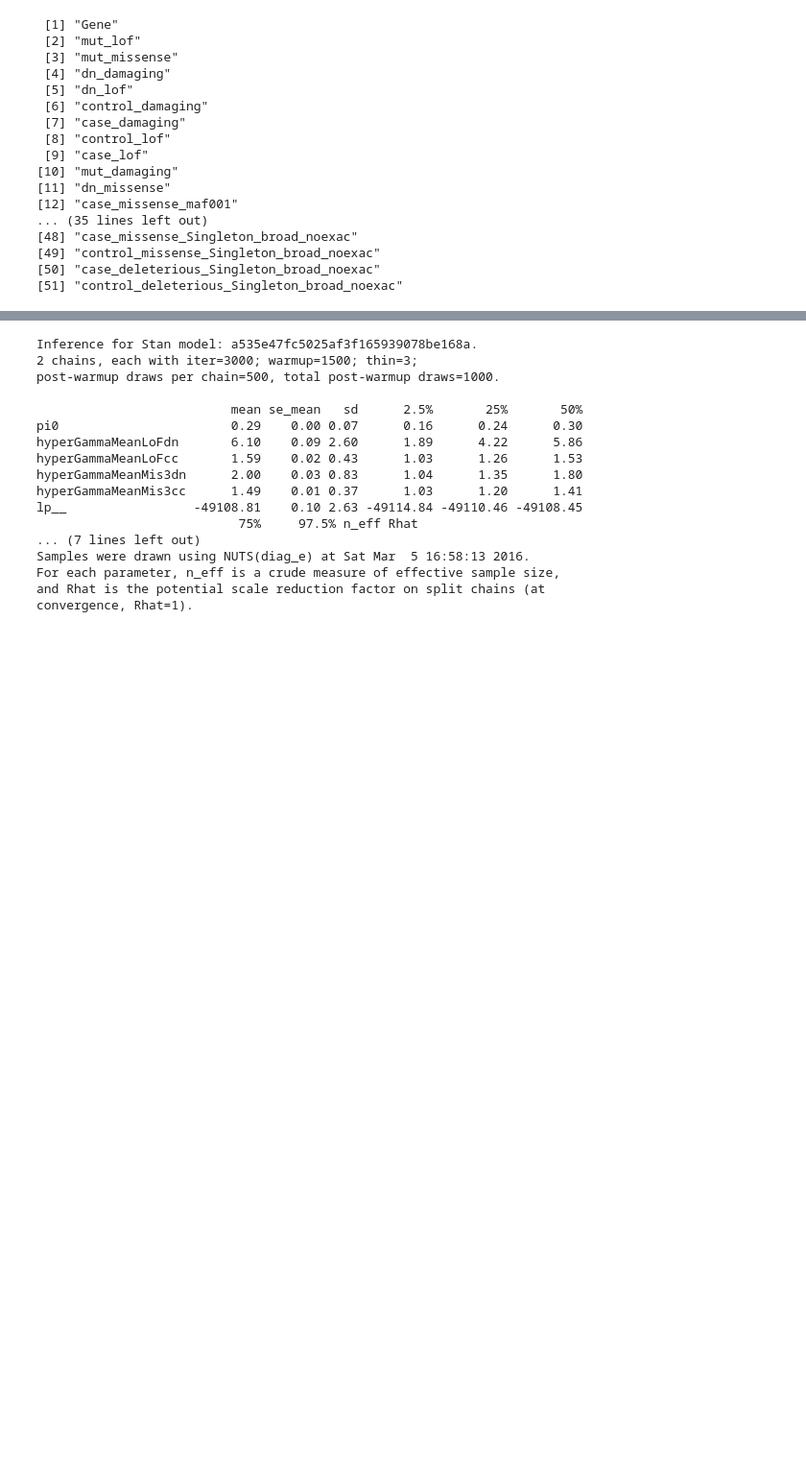
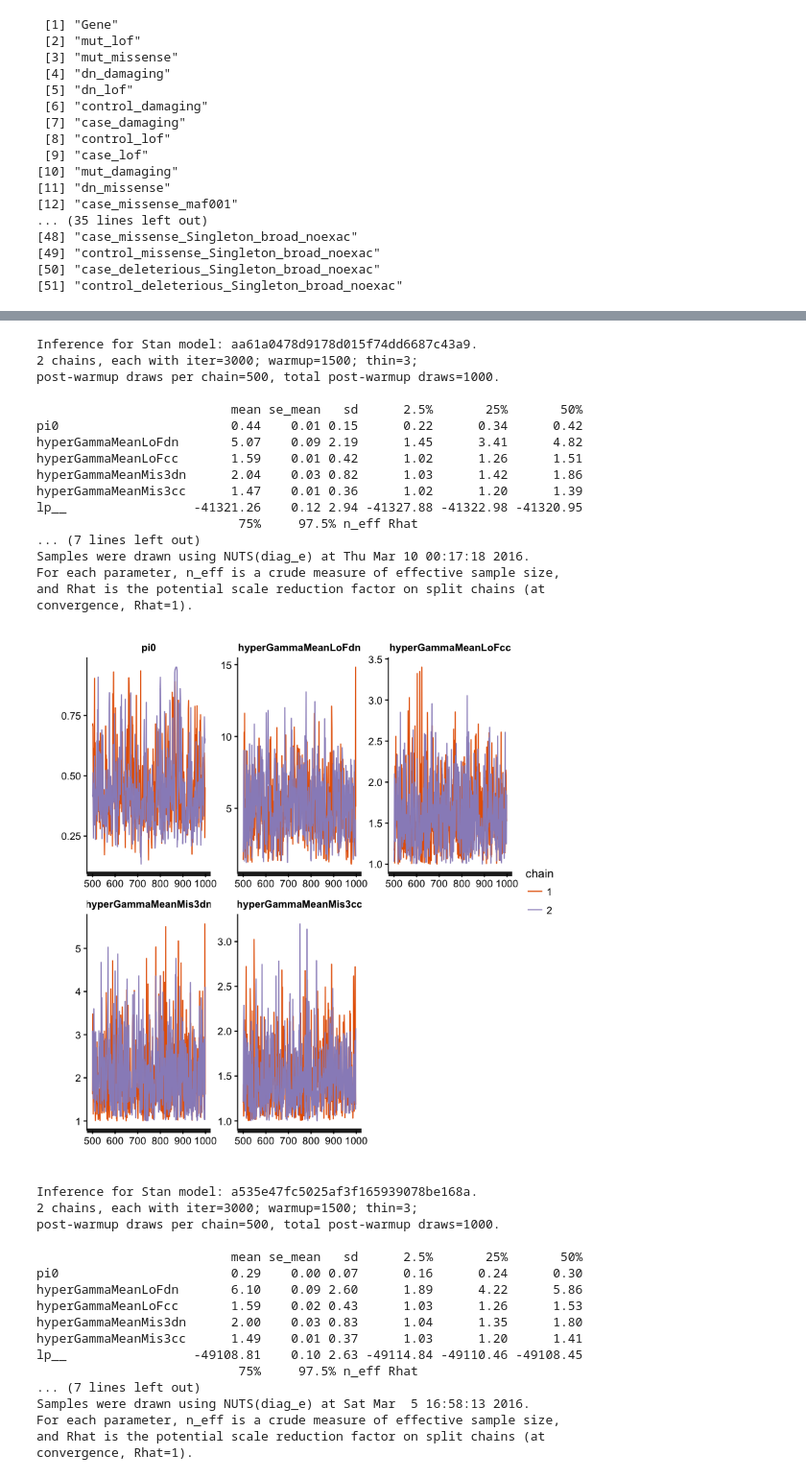
Before and after one commit to hoangtn/extTADA, a Jupyter notebook: Model/test_private_and_notprivate_damaging_missense_for_case_control_scz_2016.ipynb, the cells around one changed output, grey strips where cells are left out. Shown at 96% size. Drawn from its saved outputs; the diff is of its cells as text; code cells hidden in the pictures; blank space fills up the shorter version.

```diff
--- a/Model/test_private_and_notprivate_damaging_missense_for_case_control_scz_2016.ipynb
+++ b/Model/test_private_and_notprivate_damaging_missense_for_case_control_scz_2016.ipynb
@@ -202,0 +302,15 @@ convergence, Rhat=1).
+# %%
+
+library("rstan")
+nIteration <- 3000
+nThin <- floor(nIteration/1000)
+nChain <- nCore <- 2
+
+testFitDenovoCC2_Singleton_noexac01 <- stan(model_code = denovoCCBinom2,
+                         data = mixdataDenovoCC2, iter = nIteration,
+                         thin = nThin, chains = nChain, cores = nCore,
+#                         control = list(adapt_delta = 0.9),
+                         pars = c('pi0',
+                                  'hyperGammaMeanLoFdn', 'hyperGammaMeanLoFcc',
+                                  'hyperGammaMeanMis3dn',
+                                 'hyperGammaMeanMis3cc'))
@@ -203,3 +320,25 @@ convergence, Rhat=1).
+# %%
+testFitDenovoCC2_Singleton_noexac01
+stan_trace(testFitDenovoCC2_Singleton_noexac01)
+# %% [output]
+Inference for Stan model: aa61a0478d9178d015f74dd6687c43a9.
+2 chains, each with iter=3000; warmup=1500; thin=3;
+post-warmup draws per chain=500, total post-warmup draws=1000.
+
+                          mean se_mean   sd      2.5%       25%       50%
+pi0                       0.44    0.01 0.15      0.22      0.34      0.42
+hyperGammaMeanLoFdn       5.07    0.09 2.19      1.45      3.41      4.82
+hyperGammaMeanLoFcc       1.59    0.01 0.42      1.02      1.26      1.51
+hyperGammaMeanMis3dn      2.04    0.03 0.82      1.03      1.42      1.86
+hyperGammaMeanMis3cc      1.47    0.01 0.36      1.02      1.20      1.39
+lp__                 -41321.26    0.12 2.94 -41327.88 -41322.98 -41320.95
+                           75%     97.5% n_eff Rhat
+... (7 lines left out)
+Samples were drawn using NUTS(diag_e) at Thu Mar 10 00:17:18 2016.
+For each parameter, n_eff is a crude measure of effective sample size,
+and Rhat is the potential scale reduction factor on split chains (at
+convergence, Rhat=1).
+[figure, added]
 # %%
 
 y.case.lof <- data$case_lof_Singleton
```
Also changed, not shown: parts of 6 cells of this notebook.
